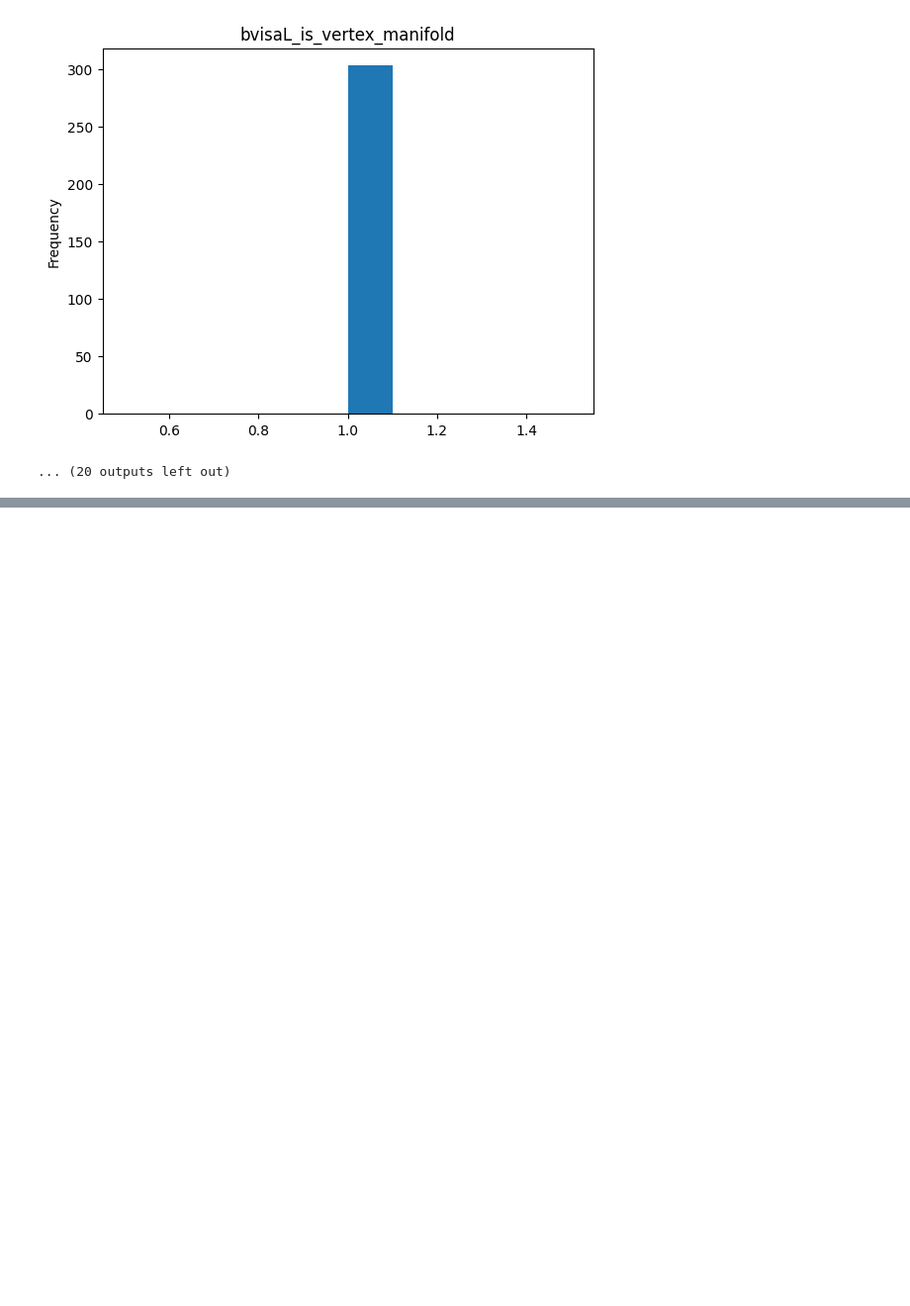
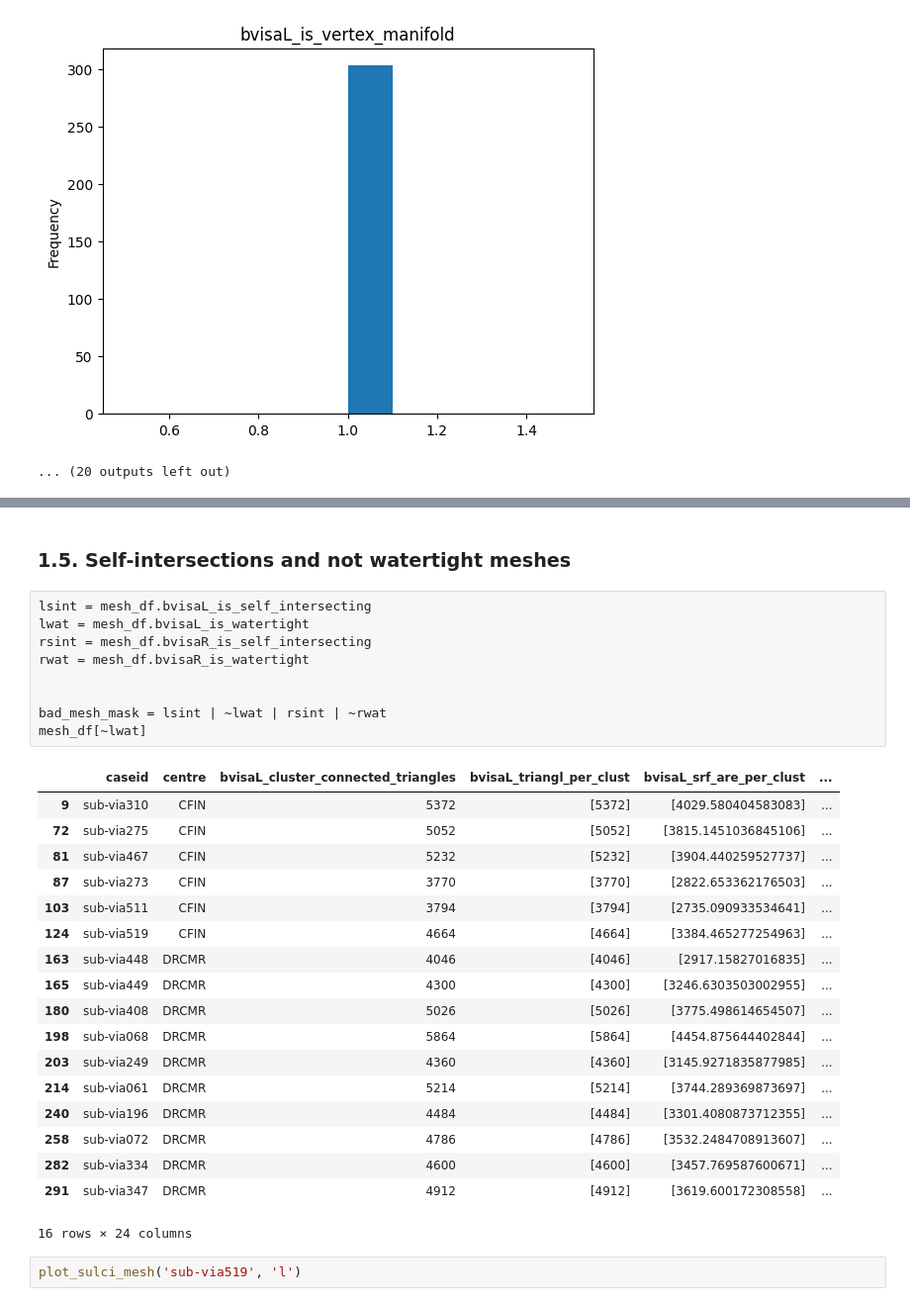
Before and after one commit to Vivikar/central-sulcus-analysis, a Jupyter notebook: notebooks/2_Dastaset_EDA.ipynb, the cells around one changed output, grey strips where cells are left out. Shown at 99% size. Saved outputs shown, nothing was run; the diff lists cells and outputs as text; blank space fills up the shorter version.

```diff
--- a/notebooks/2_Dastaset_EDA.ipynb
+++ b/notebooks/2_Dastaset_EDA.ipynb
@@ -126,0 +209,32 @@ dtype: object
+# %% [markdown]
+### 1.5. Self-intersections and not watertight meshes
+# %%
+lsint = mesh_df.bvisaL_is_self_intersecting
+lwat = mesh_df.bvisaL_is_watertight
+rsint = mesh_df.bvisaR_is_self_intersecting
+rwat = mesh_df.bvisaR_is_watertight
+
+
+bad_mesh_mask = lsint | ~lwat | rsint | ~rwat
+mesh_df[~lwat]
+# %% [output]
+|  | caseid | centre | bvisaL_cluster_connected_triangles | bvisaL_triangl_per_clust | bvisaL_srf_are_per_clust | ... |
+| 9 | sub-via310 | CFIN | 5372 | [5372] | [4029.580404583083] | ... |
+| 72 | sub-via275 | CFIN | 5052 | [5052] | [3815.1451036845106] | ... |
+| 81 | sub-via467 | CFIN | 5232 | [5232] | [3904.440259527737] | ... |
+| 87 | sub-via273 | CFIN | 3770 | [3770] | [2822.653362176503] | ... |
+| 103 | sub-via511 | CFIN | 3794 | [3794] | [2735.090933534641] | ... |
+| 124 | sub-via519 | CFIN | 4664 | [4664] | [3384.465277254963] | ... |
+| 163 | sub-via448 | DRCMR | 4046 | [4046] | [2917.15827016835] | ... |
+| 165 | sub-via449 | DRCMR | 4300 | [4300] | [3246.6303503002955] | ... |
+| 180 | sub-via408 | DRCMR | 5026 | [5026] | [3775.498614654507] | ... |
+| 198 | sub-via068 | DRCMR | 5864 | [5864] | [4454.875644402844] | ... |
+| 203 | sub-via249 | DRCMR | 4360 | [4360] | [3145.9271835877985] | ... |
+| 214 | sub-via061 | DRCMR | 5214 | [5214] | [3744.289369873697] | ... |
+| 240 | sub-via196 | DRCMR | 4484 | [4484] | [3301.4080873712355] | ... |
+| 258 | sub-via072 | DRCMR | 4786 | [4786] | [3532.2484708913607] | ... |
+| 282 | sub-via334 | DRCMR | 4600 | [4600] | [3457.769587600671] | ... |
+| 291 | sub-via347 | DRCMR | 4912 | [4912] | [3619.600172308558] | ... |
+16 rows × 24 columns
+# %%
+plot_sulci_mesh('sub-via519', 'l')
```
Also changed, not shown: parts of 29 cells of this notebook, 1 other file.
